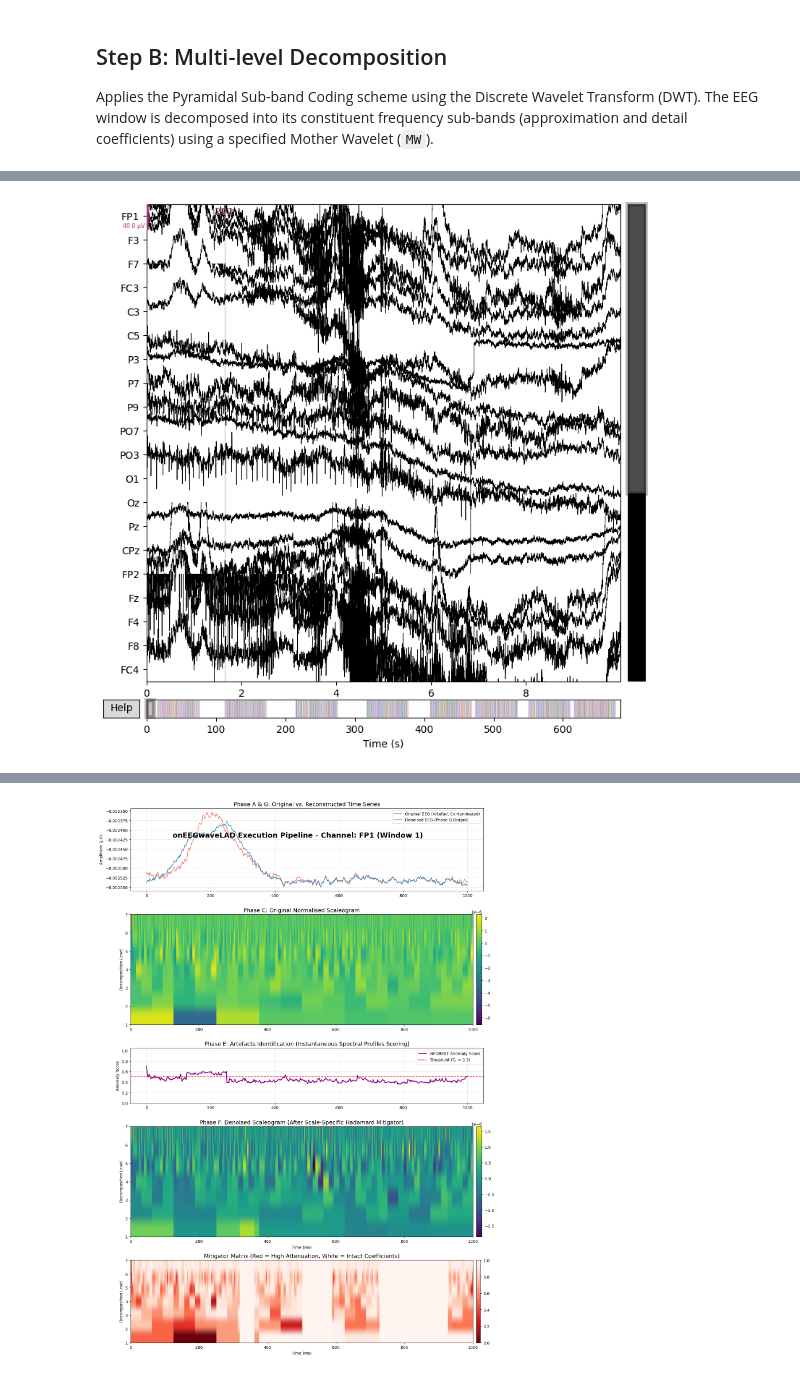
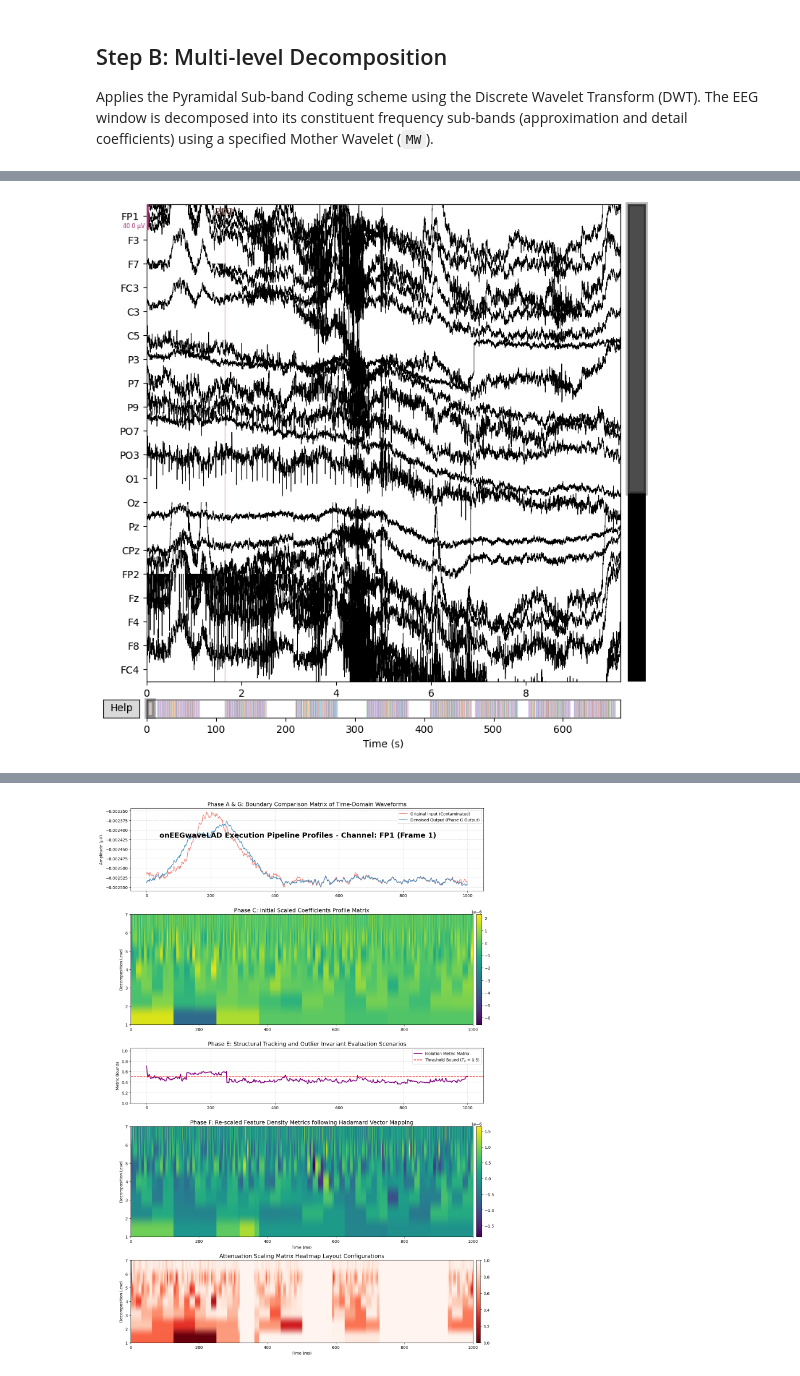
Before and after one commit to Areca293/Evaluating-the-Isolation-Forest-unsupervised-anomaly-detector-of-onEEGWaveLAD, a Jupyter notebook: onEEGwaveLAD_Framework.ipynb, the cells around one changed output, grey strips where cells are left out. Cells and saved outputs as stored; diff of their text form; code cells hidden in the pictures.

```diff
--- a/onEEGwaveLAD_Framework.ipynb
+++ b/onEEGwaveLAD_Framework.ipynb
@@ -371,20 +339,20 @@ print("✅ onEEGWaveLAD Framework Complete. Ready for Grid Search execution.")
 # %%
 # ==========================================
-# 1. Local Configuration & Data Loading
+# 1. Pipeline Configuration & Data Ingestion
 # ==========================================
 datasetName = "N170"
 subject_id = "1"
 rootPath = "/content/drive/MyDrive/"
 
-# --- 插入老师提供的通道与模板配置 ---
+# Configuration mappings for standard channels and montages
 montageName = "standard_1020"
 usedChannels = ["FP1","F3","F7","FC3","C3","C5","P3","P7","P9","PO7","PO3","O1","Oz","Pz","CPz","FP2","Fz","F4","F8","FC4","FCz","Cz","C4","C6","P4","P8","P10","PO8","PO4","O2"]
 montageChannelNames = ["Fp1","F3","F7","FC3","C3","C5","P3","P7","P9","PO7","PO3","O1","Oz","Pz","CPz","Fp2","Fz","F4","F8","FC4","FCz","Cz","C4","C6","P4","P8","P10","PO8","PO4","O2"]
-parametersOfDenoiser = None # 预留给去噪器的参数接口
+parametersOfDenoiser = None
 
-print("⏳ Loading EEGLAB data...")
+print("Initiating dataset ingestion and pipeline parameters mapping...")
 
-# 调用老师版本的 loadDataset，并开启 verbose 模式以生成图表
+# Read source files using structural specifications
 raw_data = loadDataset(
     name=datasetName,
     subject=subject_id,
@@ -396,23 +364,21 @@ raw_data = loadDataset(
     verbose=True
 )
 
-# 后续的模块初始化与流水线运行代码保持不变...
-
 # ==========================================
-# 2. Initialization of onEEGwaveLAD Framework Components
+# 2. Framework Component Initialization
 # ==========================================
-print("⏳ Initializing onEEGwaveLAD framework...")
-# Phase A: Windowing module (Data extraction)
+print("Initializing localized processing structures...")
+# Phase A: Signal segmentation configuration
 windowing = OnEEGWaveLAD_Windowing(raw_data, RTWL=1000)
 
-# Phase B: Multi-level DWT module
+# Phase B: Wavelet feature transformation mapping
 dwt = OnEEGWaveLAD_DWT(MW='sym4')
 
-# Phase C-G: Core denoising module (Configured for 30 channels, anomaly threshold Ta=0.5)
+# Phase C-G: Algorithmic identification and modeling configuration
 num_channels = len(raw_data.ch_names)
 denoiser = OnEEGWaveLAD_Denoiser(n_channels=num_channels, Bs=10, IFS=512, Ta=0.50, Es=35)
 
-# We monitor the 'Fp1' channel as it is most susceptible to blink artefacts, making the denoising contrast most obvious
+# Isolate ocular signal channel profiles for validation monitoring
 target_channel_name = 'Fp1'
 if target_channel_name in raw_data.ch_names:
     debug_ch_idx = raw_data.ch_names.index(target_channel_name)
@@ -425,15 +391,15 @@ target_denoised_sig = None
 target_window_idx = -1
 
 # ==========================================
-# 3. Execute Pseudo-Real-Time Data Streaming
+# 3. Pseudo-Real-Time Data Stream Execution
 # ==========================================
-print(f"🚀 Running pipeline, monitoring channel {raw_data.ch_names[debug_ch_idx]} to capture artefacts...")
+print(f"Executing continuous operational monitoring loop on channel: {raw_data.ch_names[debug_ch_idx]}")
 
 for i, win in enumerate(windowing.get_window_stream()):
-    # Phase B
+    # Phase B Execution
     coeffs = dwt.decompose_window(win['dwt_input'])
 
-    # Phase C - G
+    # Phase C - G Processing
     clean_sig_matrix, debug = denoiser.process_window(
         all_channels_coeffs=coeffs,
         target_len=win['original_window'].shape[1],
@@ -441,63 +407,62 @@ for i, win in enumerate(windowing.get_window_stream()):
         debug_channel=debug_ch_idx
     )
 
-    # Capture logic: If eiFOREST is trained and anomaly score > Ta is detected
+    # Condition criteria: Trace structural anomalies when metric metrics cross bounds
     scores = debug.get('Step_E_Scores')
     if scores is not None and np.max(scores) > denoiser.Ta:
         target_window_idx = i
         target_debug_info = debug
-        # Extract original and denoised signals for the monitored channel
         target_original_sig = win['original_window'][debug_ch_idx]
         target_denoised_sig = clean_sig_matrix[debug_ch_idx]
-        print(f"✅ Successfully captured significant artefact in window {i}! Stopping execution and generating plots.")
+        print(f"Structural anomaly instance captured within frame index {i}. Terminating execution block for profiling analysis.")
         break
 
 # ==========================================
-# 4. Generate Academic-Grade Visualisations
+# 4. Statistical Visualization and Diagnostics
 # ==========================================
 if target_debug_info is not None:
     fig, axes = plt.subplots(5, 1, figsize=(14, 20), gridspec_kw={'height_ratios': [1.5, 2, 1, 2, 1.5]})
-    fig.suptitle(f"onEEGwaveLAD Execution Pipeline - Channel: {raw_data.ch_names[debug_ch_idx]} (Window {target_window_idx})", fontsize=18, fontweight='bold', y=0.92)
+    fig.suptitle(f"onEEGwaveLAD Execution Pipeline Profiles - Channel: {raw_data.ch_names[debug_ch_idx]} (Frame {target_window_idx})", fontsize=18, fontweight='bold', y=0.92)
 
     time_axis = np.linspace(0, windowing.actual_RTWL, len(target_original_sig))
     isp_time_axis = np.linspace(0, windowing.actual_RTWL, len(target_debug_info['Step_E_Scores']))
 
-    # Plot 1: Phase A & G (Time-domain waveform comparison)
-    axes[0].plot(time_axis, target_original_sig, label="Original EEG (Artefact Contaminated)", color='#e74c3c', alpha=0.7, linewidth=1.5)
-    axes[0].plot(time_axis, target_denoised_sig, label="Denoised EEG (Phase G Output)", color='#2980b9', alpha=0.9, linewidth=1.5)
-    axes[0].set_title("Phase A & G: Original vs. Reconstructed Time Series", fontsize=14)
+    # Plot 1: Phase A & G (Temporal wave comparisons: Target vs Reconstructed data states)
+    axes[0].plot(time_axis, target_original_sig, label="Original Input (Contaminated)", color='#e74c3c', alpha=0.7, linewidth=1.5)
+    axes[0].plot(time_axis, target_denoised_sig, label="Denoised Output (Phase G Output)", color='#2980b9', alpha=0.9, linewidth=1.5)
+    axes[0].set_title("Phase A & G: Boundary Comparison Matrix of Time-Domain Waveforms", fontsize=14)
     axes[0].set_ylabel(r"Amplitude ($\mu V$)")
     axes[0].legend(loc='upper right')
     axes[0].grid(True, linestyle='--', alpha=0.5)
 
-    # Plot 2: Phase C (Original scaleogram)
+    # Plot 2: Phase C (Input distribution characteristics)
     sc_before = target_debug_info['Step_C_Scaleogram_Before'].T
     im1 = axes[1].imshow(sc_before, aspect='auto', cmap='viridis', origin='lower', extent=[0, windowing.actual_RTWL, 1, sc_before.shape[0]])
-    axes[1].set_title("Phase C: Original Normalised Scaleogram", fontsize=14)
+    axes[1].set_title("Phase C: Initial Scaled Coefficients Profile Matrix", fontsize=14)
     axes[1].set_ylabel("Decomposition Level")
     fig.colorbar(im1, ax=axes[1], fraction=0.02, pad=0.01)
 
-    # Plot 3: Phase D & E (Anomaly scores)
-    axes[2].plot(isp_time_axis, target_debug_info['Step_E_Scores'], color='purple', linewidth=2, label='eiFOREST Anomaly Score')
-    axes[2].axhline(y=denoiser.Ta, color='red', linestyle='--', label=f'Threshold ($T_a$ = {denoiser.Ta})')
-    axes[2].set_title("Phase E: Artefacts Identification (Instantaneous Spectral Profiles Scoring)", fontsize=14)
-    axes[2].set_ylabel("Anomaly Score")
+    # Plot 3: Phase D & E (Mathematical anomaly profiling scores)
+    axes[2].plot(isp_time_axis, target_debug_info['Step_E_Scores'], color='purple', linewidth=2, label='Isolation Metric Matrix')
+    axes[2].axhline(y=denoiser.Ta, color='red', linestyle='--', label=f'Threshold Bound ($T_a$ = {denoiser.Ta})')
+    axes[2].set_title("Phase E: Structural Tracking and Outlier Invariant Evaluation Scenarios", fontsize=14)
+    axes[2].set_ylabel("Metric Bounds")
     axes[2].set_ylim(0, 1.05)
     axes[2].legend(loc='upper right')
     axes[2].grid(True, linestyle='--', alpha=0.5)
 
-    # Plot 4: Phase F (Denoised scaleogram)
+    # Plot 4: Phase F (Post-attenuation structural profiles)
     sc_after = target_debug_info['Step_C_Scaleogram_After'].T
     im2 = axes[3].imshow(sc_after, aspect='auto', cmap='viridis', origin='lower', extent=[0, windowing.actual_RTWL, 1, sc_after.shape[0]])
-    axes[3].set_title("Phase F: Denoised Scaleogram (After Scale-Specific Hadamard Mitigator)", fontsize=14)
+    axes[3].set_title("Phase F: Re-scaled Feature Density Metrics following Hadamard Vector Mapping", fontsize=14)
     axes[3].set_ylabel("Decomposition Level")
     axes[3].set_xlabel("Time (ms)")
     fig.colorbar(im2, ax=axes[3], fraction=0.02, pad=0.01)
 
-    # Plot 5: Phase F (Hadamard product attenuation heatmap)
+    # Plot 5: Phase F (Attenuation matrix evaluation profiles)
     mitigator = target_debug_info['Step_F_Mitigator'].T
     im3 = axes[4].imshow(mitigator, aspect='auto', cmap='Reds_r', origin='lower', vmin=0, vmax=1, extent=[0, windowing.actual_RTWL, 1, mitigator.shape[0]])
-    axes[4].set_title("Mitigator Matrix (Red = High Attenuation, White = Intact Coefficients)", fontsize=14)
+    axes[4].set_title("Attenuation Scaling Matrix Heatmap Layout Configurations", fontsize=14)
     axes[4].set_ylabel("Decomposition Level")
     axes[4].set_xlabel("Time (ms)")
     fig.colorbar(im3, ax=axes[4], fraction=0.02, pad=0.01)
@@ -505,5 +470,5 @@ if target_debug_info is not None:
     plt.tight_layout()
     plt.show()
 else:
-    print("Buffer pool is still warming up or no artefact significantly exceeding the threshold was found. Try lowering Ta or increasing the test data.")
+    print("The processing sample buffer requires continuous loading frames, or standard target parameters did not shift past the threshold criteria.")
 # %% [output]
@@ -533 +498 @@ Using matplotlib as 2D backend.
-[figure, old version]
+[figure, new version]
```
Also changed, not shown: parts of 11 cells of this notebook.
